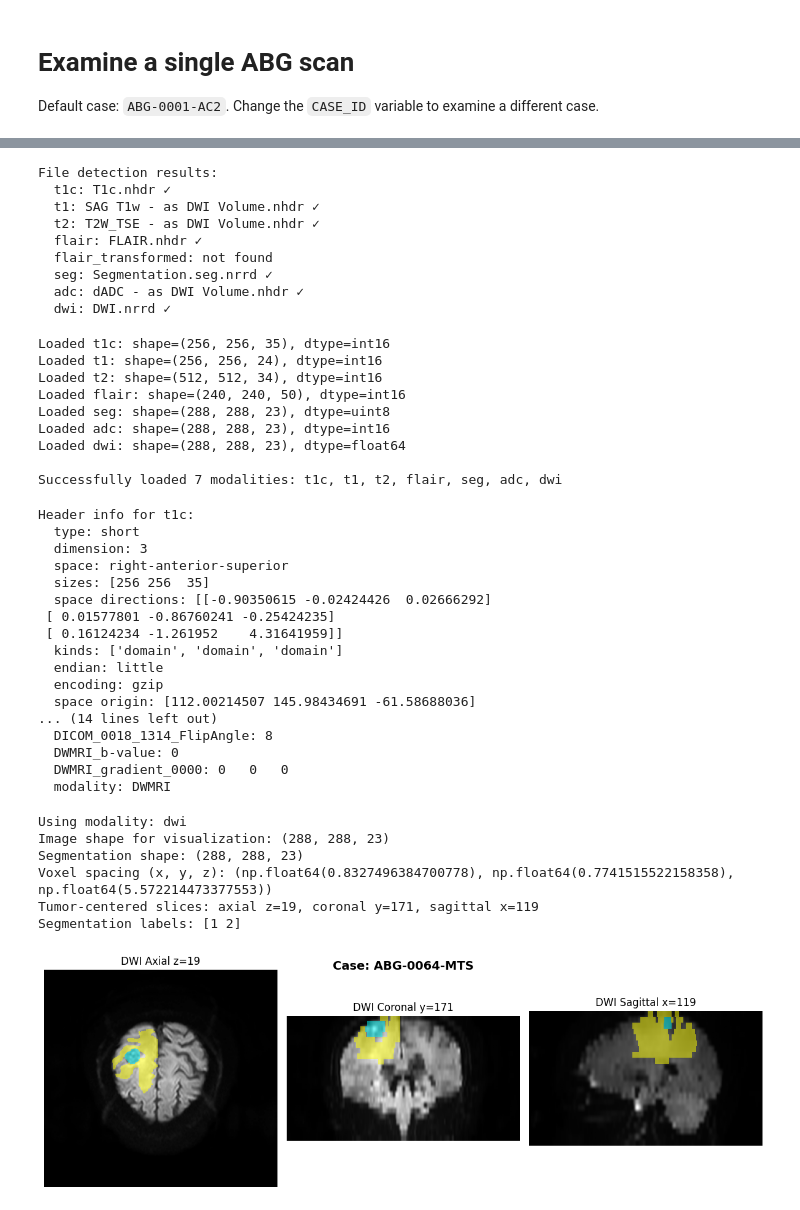
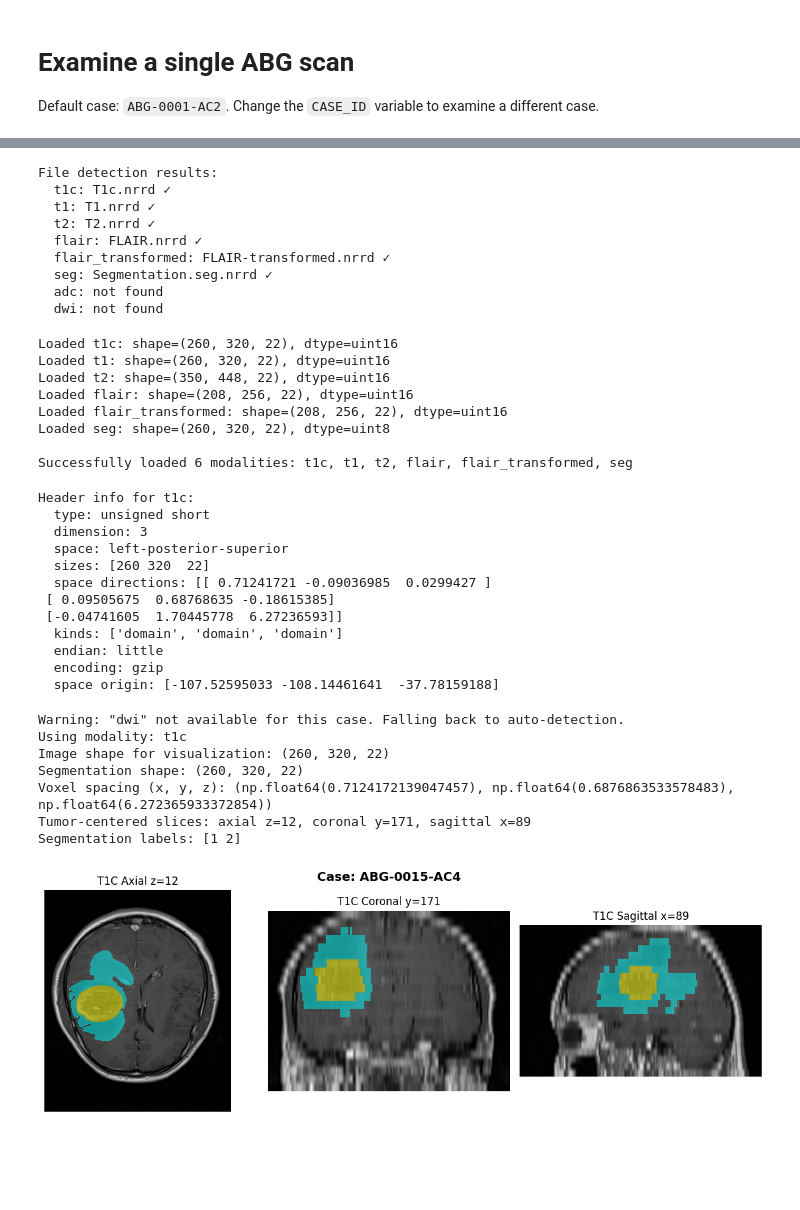
Before and after one commit to samuelgecik/ABIGAIL-glioma-segmentation, a Jupyter notebook: visualization/examine_ABG_scan.ipynb, the cells around one changed output, grey strips where cells are left out. Cells and saved outputs as stored; diff of their text form; code cells hidden in the pictures; blank space fills up the shorter version.

```diff
--- a/visualization/examine_ABG_scan.ipynb
+++ b/visualization/examine_ABG_scan.ipynb
@@ -35,6 +35,8 @@ Available ABG cases: ['ABG-0015-AC4', 'ABG-0064-MTS', 'ABG-0001-AC2', 'AC2-0003'
 # %%
 # Choose case ID (change this to examine a different case)
-CASE_ID = 'ABG-0064-MTS'
+# CASE_ID = 'ABG-0064-MTS'
+CASE_ID = 'ABG-0015-AC4'
+
 CASE_DIR = DATA_DIR / CASE_ID
 assert CASE_DIR.exists(), f'Case dir not found: {CASE_DIR}'
 print('Case dir:', CASE_DIR)
@@ -91,14 +90,14 @@ for k, p in FILES.items():
         print(f'  {k}: not found')
 # %% [output]
 File detection results:
-  t1c: T1c.nhdr ✓
-  t1: SAG T1w - as DWI Volume.nhdr ✓
-  t2: T2W_TSE - as DWI Volume.nhdr ✓
-  flair: FLAIR.nhdr ✓
-  flair_transformed: not found
+  t1c: T1c.nrrd ✓
+  t1: T1.nrrd ✓
+  t2: T2.nrrd ✓
+  flair: FLAIR.nrrd ✓
+  flair_transformed: FLAIR-transformed.nrrd ✓
   seg: Segmentation.seg.nrrd ✓
-  adc: dADC - as DWI Volume.nhdr ✓
-  dwi: DWI.nrrd ✓
+  adc: not found
+  dwi: not found
 # %%
 # Load available images into memory (uses pynrrd)
 imgs = {}
@@ -123,15 +122,14 @@ for k, p in FILES.items():
 loaded = [k for k, v in imgs.items() if v is not None]
 print(f'\nSuccessfully loaded {len(loaded)} modalities: {", ".join(loaded)}')
 # %% [output]
-Loaded t1c: shape=(256, 256, 35), dtype=int16
-Loaded t1: shape=(256, 256, 24), dtype=int16
-Loaded t2: shape=(512, 512, 34), dtype=int16
-Loaded flair: shape=(240, 240, 50), dtype=int16
-Loaded seg: shape=(288, 288, 23), dtype=uint8
-Loaded adc: shape=(288, 288, 23), dtype=int16
-Loaded dwi: shape=(288, 288, 23), dtype=float64
+Loaded t1c: shape=(260, 320, 22), dtype=uint16
+Loaded t1: shape=(260, 320, 22), dtype=uint16
+Loaded t2: shape=(350, 448, 22), dtype=uint16
+Loaded flair: shape=(208, 256, 22), dtype=uint16
+Loaded flair_transformed: shape=(208, 256, 22), dtype=uint16
+Loaded seg: shape=(260, 320, 22), dtype=uint8
 
-Successfully loaded 7 modalities: t1c, t1, t2, flair, seg, adc, dwi
+Successfully loaded 6 modalities: t1c, t1, t2, flair, flair_transformed, seg
 # %%
 # Display NRRD header info for a selected modality
 mod_to_inspect = 't1c' if headers.get('t1c') is not None else 't1'
@@ -141,22 +139,17 @@ if headers.get(mod_to_inspect) is not None:
         print(f'  {key}: {val}')
 # %% [output]
 Header info for t1c:
-  type: short
+  type: unsigned short
   dimension: 3
-  space: right-anterior-superior
-  sizes: [256 256  35]
-  space directions: [[-0.90350615 -0.02424426  0.02666292]
- [ 0.01577801 -0.86760241 -0.25424235]
- [ 0.16124234 -1.261952    4.31641959]]
+  space: left-posterior-superior
+  sizes: [260 320  22]
+  space directions: [[ 0.71241721 -0.09036985  0.0299427 ]
+ [ 0.09505675  0.68768635 -0.18615385]
+ [-0.04741605  1.70445778  6.27236593]]
   kinds: ['domain', 'domain', 'domain']
   endian: little
   encoding: gzip
-  space origin: [112.00214507 145.98434691 -61.58688036]
-... (14 lines left out)
-  DICOM_0018_1314_FlipAngle: 8
-  DWMRI_b-value: 0
-  DWMRI_gradient_0000: 0   0   0
-  modality: DWMRI
+  space origin: [-107.52595033 -108.14461641  -37.78159188]
 # %%
 # Display orthogonal slices (axial, coronal, sagittal) and overlay seg (if present)
 def plot_orthogonal(img_arr, seg_arr=None, slice_indices=None, spacing=None, cmap='gray', vmin=None, vmax=None, figsize=(12,4), title_prefix=''):
@@ -235,8 +228,17 @@ for m in ('t1c', 't1', 'flair', 't2', 'dwi', 'adc', 'flair_transformed'):
         mod = m
         break
 
-# Pick your modality here
+# Pick your modality here (set to None to use auto-detected order above)
 mod = 'dwi'   # Comment out if you want to choose by the default order
+
+# Fall back to auto-detection if chosen modality wasn't loaded
+if mod is not None and imgs.get(mod) is None:
+    print(f'Warning: "{mod}" not available for this case. Falling back to auto-detection.')
+    mod = None
+    for m in ('t1c', 't1', 'flair', 't2', 'dwi', 'adc', 'flair_transformed'):
+        if imgs.get(m) is not None:
+            mod = m
+            break
 
 assert mod is not None, 'No modality found for visualization'
 print(f'Using modality: {mod}')
@@ -283,39 +285,40 @@ if seg_arr is not None and seg_arr.max() > 0 and seg_arr.shape == img_arr.shape:
     y_sum = seg_arr.sum(axis=(0, 2))  # sum over x,z -> y profile
     x_sum = seg_arr.sum(axis=(1, 2))  # sum over y,z -> x profile
 
     # Find slice with maximum tumor in each direction
     z_max = np.argmax(z_sum)
     y_max = np.argmax(y_sum)
     x_max = np.argmax(x_sum)
 
     slice_indices = (z_max, y_max, x_max)
     print(f'Tumor-centered slices: axial z={z_max}, coronal y={y_max}, sagittal x={x_max}')
 else:
     # Default to middle slices if no segmentation or shape mismatch
     slice_indices = (img_arr.shape[2]//2, img_arr.shape[1]//2, img_arr.shape[0]//2)
     print(f'Using middle slices: axial z={slice_indices[0]}, coronal y={slice_indices[1]}, sagittal x={slice_indices[2]}')
     if seg_arr is not None and seg_arr.shape != img_arr.shape:
         print(f'Warning: Segmentation shape {seg_arr.shape} != Image shape {img_arr.shape}')
         print(f'Segmentation overlay will be disabled for this modality')
         seg_arr = None  # Disable overlay if shapes don't match
 
 fig = plot_orthogonal(
     img_arr,
     seg_arr=seg_arr,
     slice_indices=slice_indices,
     spacing=spacing,
     title_prefix=mod.upper()
 )
 fig.suptitle(f'Case: {CASE_ID}', fontsize=14, fontweight='bold', y=0.98)
 plt.show()
 # %% [output]
-Using modality: dwi
-Image shape for visualization: (288, 288, 23)
-Segmentation shape: (288, 288, 23)
-Voxel spacing (x, y, z): (np.float64(0.8327496384700778), np.float64(0.7741515522158358), np.float64(5.572214473377553))
-Tumor-centered slices: axial z=19, coronal y=171, sagittal x=119
+Warning: "dwi" not available for this case. Falling back to auto-detection.
+Using modality: t1c
+Image shape for visualization: (260, 320, 22)
+Segmentation shape: (260, 320, 22)
+Voxel spacing (x, y, z): (np.float64(0.7124172139047457), np.float64(0.6876863533578483), np.float64(6.272365933372854))
+Tumor-centered slices: axial z=12, coronal y=171, sagittal x=89
 Segmentation labels: [1 2]
-[figure, old version]
+[figure, new version]
 # %%
 # Display all available modalities side by side (axial view)
 available_mods = [k for k, v in imgs.items() if v is not None and k != 'seg']
```
Also changed, not shown: parts of 8 cells of this notebook.
